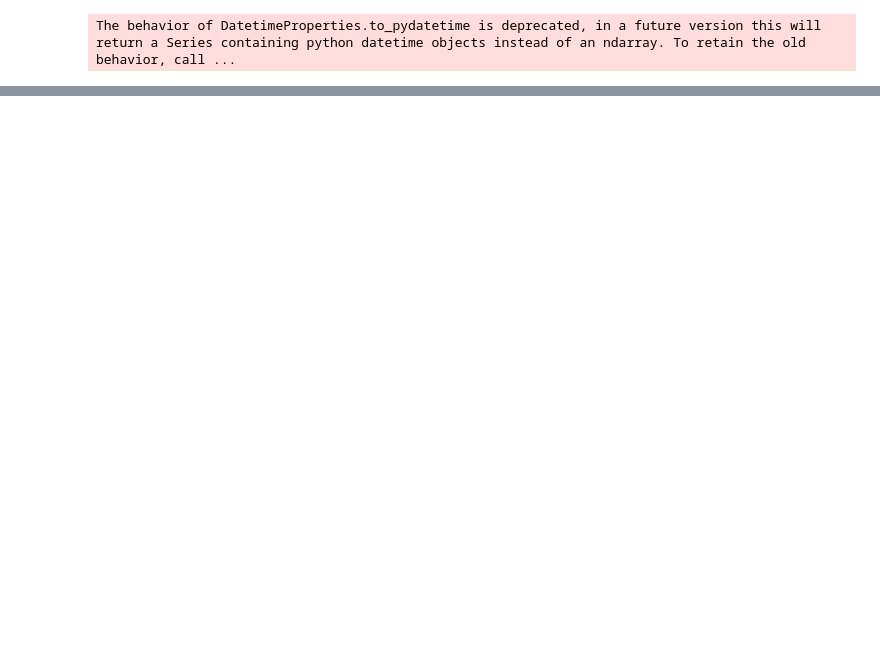
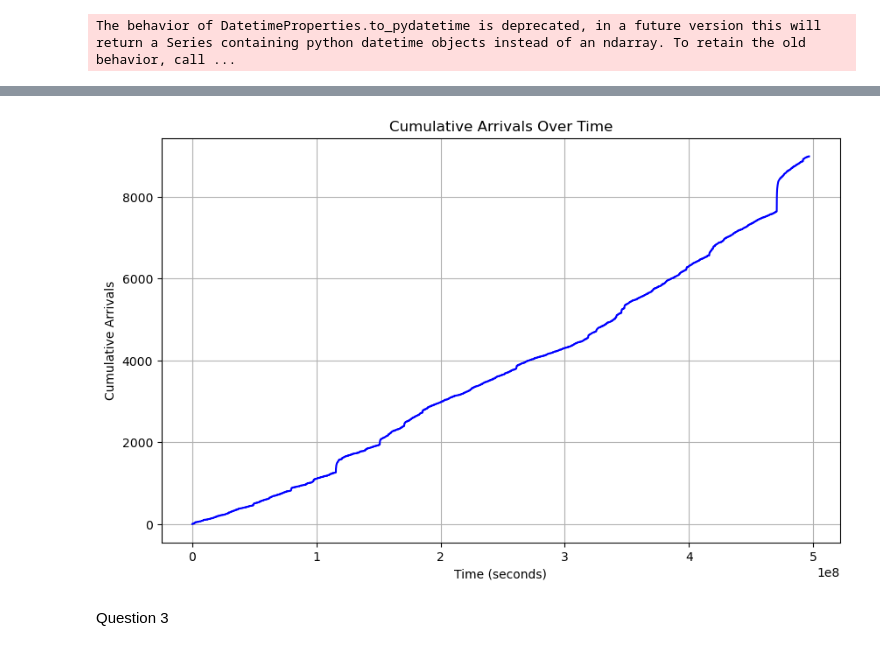
Before and after one commit to Nielsb2000/Assignment_Stochastics_and_Simulation_for_finance, a Jupyter notebook: assignment_2_2DF40_group42.ipynb, the cells around one changed output, grey strips where cells are left out. Drawn from its saved outputs; the diff is of its cells as text; code cells hidden in the pictures; blank space fills up the shorter version.

```diff
--- a/assignment_2_2DF40_group42.ipynb
+++ b/assignment_2_2DF40_group42.ipynb
@@ -157,0 +269,23 @@ The behavior of DatetimeProperties.to_pydatetime is deprecated, in a future vers
+# %%
+
+# Calculate arrival times from time differences
+arrival_times = time_diff_data.cumsum()
+
+# Create cumulative counts
+arrivals = np.arange(0, len(arrival_times) + 1)
+
+# Add point at t=0
+arrival_times = np.append([0], arrival_times)
+
+# Create the plot
+plt.figure(figsize=(10, 6))
+plt.step(arrival_times, arrivals, 'b', where='post')
+plt.xlabel('Time (seconds)')
+plt.ylabel('Cumulative Arrivals')
+plt.title('Cumulative Arrivals Over Time')
+plt.grid(True)
+plt.show()
+# %% [output]
+[figure, added]
+# %% [markdown]
+Question 3
```
Also changed, not shown: parts of 20 cells of this notebook.
